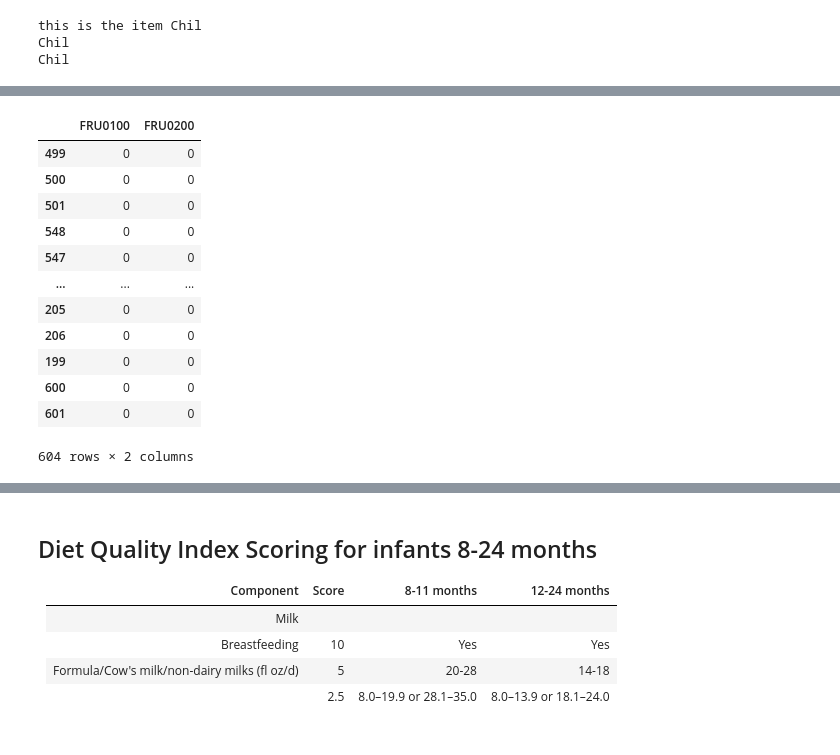
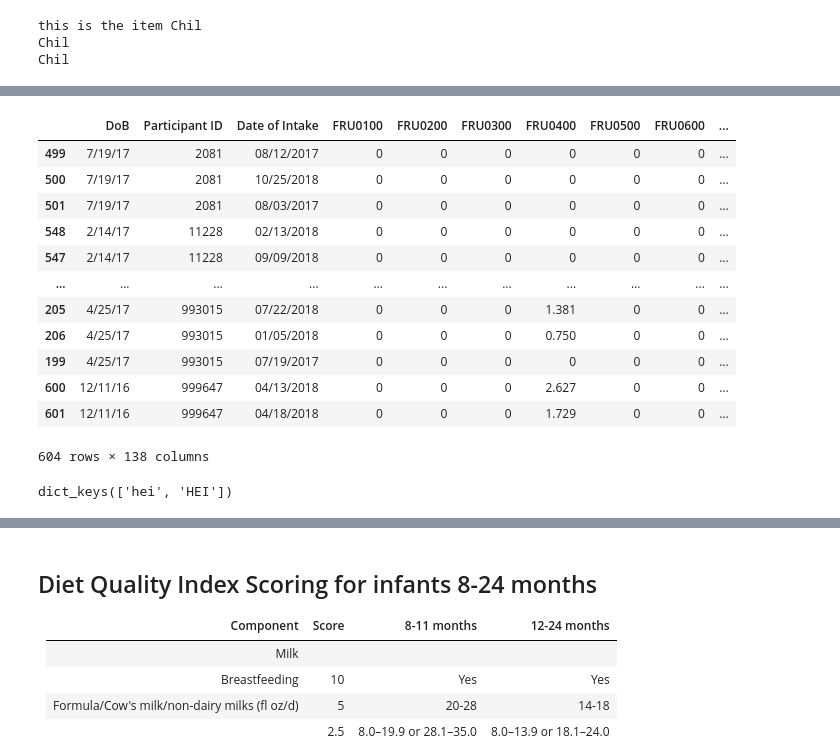
Before and after one commit to niblunc/BCP, a Jupyter notebook: HEI/DQI/Child check.ipynb, the cells around one changed output, grey strips where cells are left out. Cells and saved outputs as stored; diff of their text form; code cells hidden in the pictures.

```diff
--- a/HEI/DQI/Child check.ipynb
+++ b/HEI/DQI/Child check.ipynb
@@ -417,19 +338,24 @@ Chil
 Final dataframe size:  (938, 171)
 # %%
 data_dict['set_09'].sort_values("Participant ID", inplace=True)
+data_dict['set_04'].sort_values("Participant ID", inplace=True)
 # %%
-data_dict['set_09'][['FRU0100','FRU0200']]
+data_dict['set_09']
 # %% [output]
-|  | FRU0100 | FRU0200 |
-| 499 | 0 | 0 |
-| 500 | 0 | 0 |
-| 501 | 0 | 0 |
-| 548 | 0 | 0 |
-| 547 | 0 | 0 |
-| ... | ... | ... |
-| 205 | 0 | 0 |
-| 206 | 0 | 0 |
-| 199 | 0 | 0 |
-| 600 | 0 | 0 |
-| 601 | 0 | 0 |
+|  | DoB | Participant ID | Date of Intake | FRU0100 | FRU0200 | FRU0300 | FRU0400 | FRU0500 | FRU0600 | ... |
+| 499 | 7/19/17 | 2081 | 08/12/2017 | 0 | 0 | 0 | 0 | 0 | 0 | ... |
+| 500 | 7/19/17 | 2081 | 10/25/2018 | 0 | 0 | 0 | 0 | 0 | 0 | ... |
+| 501 | 7/19/17 | 2081 | 08/03/2017 | 0 | 0 | 0 | 0 | 0 | 0 | ... |
+| 548 | 2/14/17 | 11228 | 02/13/2018 | 0 | 0 | 0 | 0 | 0 | 0 | ... |
+| 547 | 2/14/17 | 11228 | 09/09/2018 | 0 | 0 | 0 | 0 | 0 | 0 | ... |
+| ... | ... | ... | ... | ... | ... | ... | ... | ... | ... | ... |
+| 205 | 4/25/17 | 993015 | 07/22/2018 | 0 | 0 | 0 | 1.381 | 0 | 0 | ... |
+| 206 | 4/25/17 | 993015 | 01/05/2018 | 0 | 0 | 0 | 0.750 | 0 | 0 | ... |
+| 199 | 4/25/17 | 993015 | 07/19/2017 | 0 | 0 | 0 | 0 | 0 | 0 | ... |
+| 600 | 12/11/16 | 999647 | 04/13/2018 | 0 | 0 | 0 | 2.627 | 0 | 0 | ... |
+| 601 | 12/11/16 | 999647 | 04/18/2018 | 0 | 0 | 0 | 1.729 | 0 | 0 | ... |
-604 rows × 2 columns
+604 rows × 138 columns
+# %%
+hei_ped_dict.keys()
+# %% [output]
+dict_keys(['hei', 'HEI'])
```
Also changed, not shown: parts of 41 cells of this notebook.
